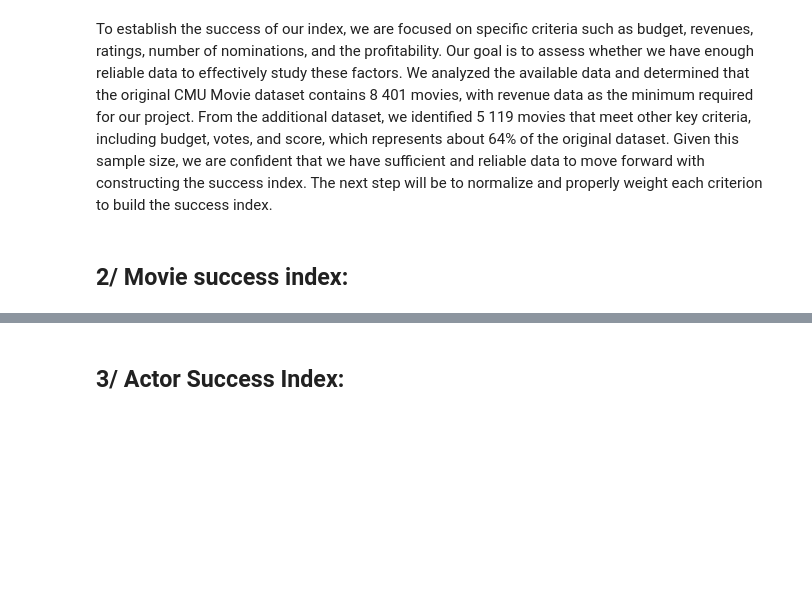
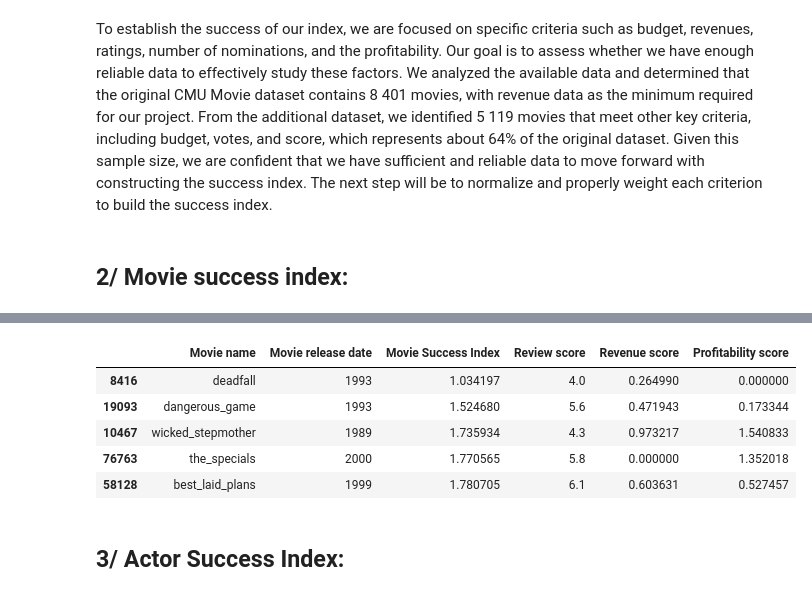
Before and after one commit to epfl-ada/ada-2024-project-sigma-squad, a Jupyter notebook: results.ipynb, the cells around one changed output, grey strips where cells are left out. Cells and saved outputs as stored; diff of their text form; code cells hidden in the pictures; blank space fills up the shorter version.

```diff
--- a/results.ipynb
+++ b/results.ipynb
@@ -60,3 +72,12 @@ hist_std_config(df, 'Review score')
+# %%
+top5_worst(df)
+# %% [output]
+|  | Movie name | Movie release date | Movie Success Index | Review score | Revenue score | Profitability score |
+| 8416 | deadfall | 1993 | 1.034197 | 4.0 | 0.264990 | 0.000000 |
+| 19093 | dangerous_game | 1993 | 1.524680 | 5.6 | 0.471943 | 0.173344 |
+| 10467 | wicked_stepmother | 1989 | 1.735934 | 4.3 | 0.973217 | 1.540833 |
+| 76763 | the_specials | 2000 | 1.770565 | 5.8 | 0.000000 | 1.352018 |
+| 58128 | best_laid_plans | 1999 | 1.780705 | 6.1 | 0.603631 | 0.527457 |
 # %% [markdown]
 ## 3/ Actor Success Index:
 # %% [markdown]
```
Also changed, not shown: parts of 8 cells of this notebook, 1 other file.
